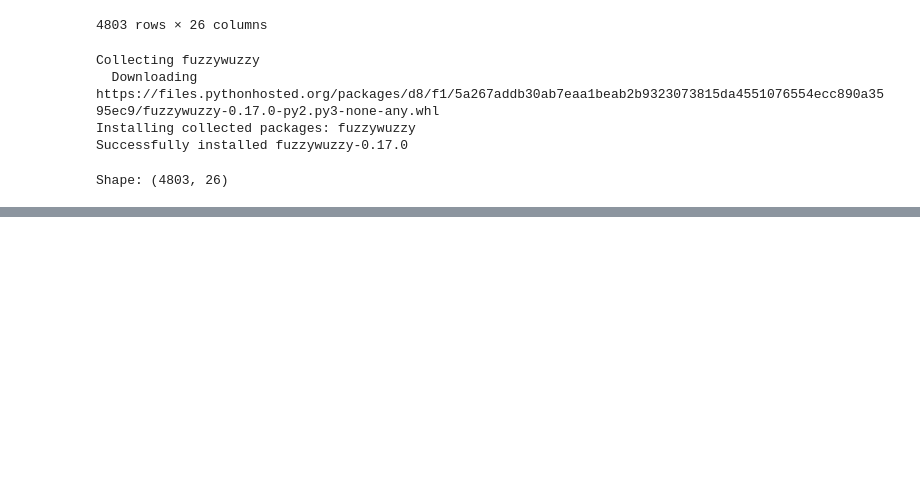
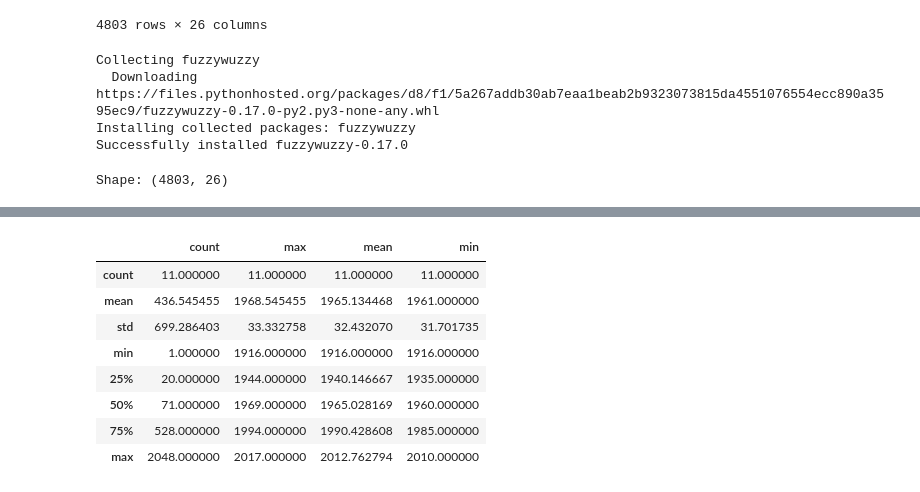
Before and after one commit to redman157/HocML, a Jupyter notebook: colaborative-filtering.ipynb, the cells around one changed output, grey strips where cells are left out. Saved outputs shown, nothing was run; the diff lists cells and outputs as text; code cells hidden in the pictures; blank space fills up the shorter version.

```diff
--- a/colaborative-filtering.ipynb
+++ b/colaborative-filtering.ipynb
@@ -286,0 +321,12 @@ ratings.sort_values('number_of_ratings', ascending=False).head(10)
+# %%
+test.describe()
+# %% [output]
+|  | count | max | mean | min |
+| count | 11.000000 | 11.000000 | 11.000000 | 11.000000 |
+| mean | 436.545455 | 1968.545455 | 1965.134468 | 1961.000000 |
+| std | 699.286403 | 33.332758 | 32.432070 | 31.701735 |
+| min | 1.000000 | 1916.000000 | 1916.000000 | 1916.000000 |
+| 25% | 20.000000 | 1944.000000 | 1940.146667 | 1935.000000 |
+| 50% | 71.000000 | 1969.000000 | 1965.028169 | 1960.000000 |
+| 75% | 528.000000 | 1994.000000 | 1990.428608 | 1985.000000 |
+| max | 2048.000000 | 2017.000000 | 2012.762794 | 2010.000000 |
```
Also changed, not shown: parts of 21 cells of this notebook.
